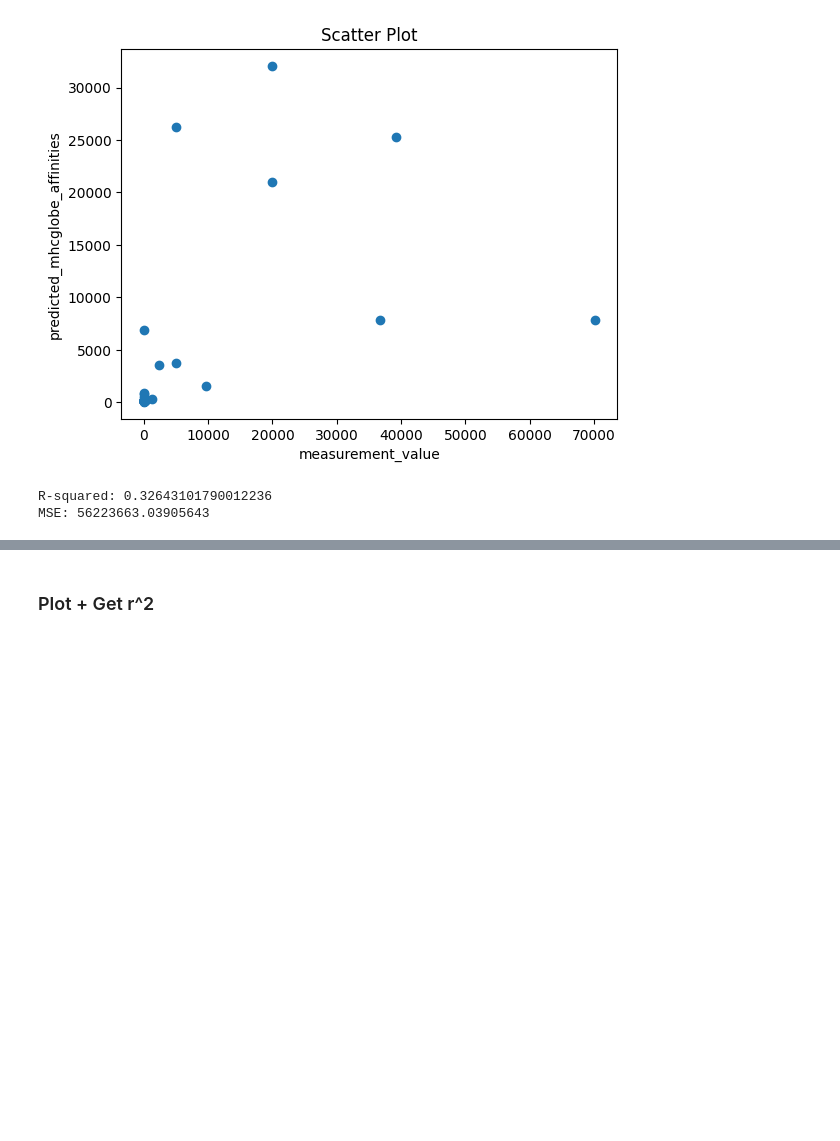
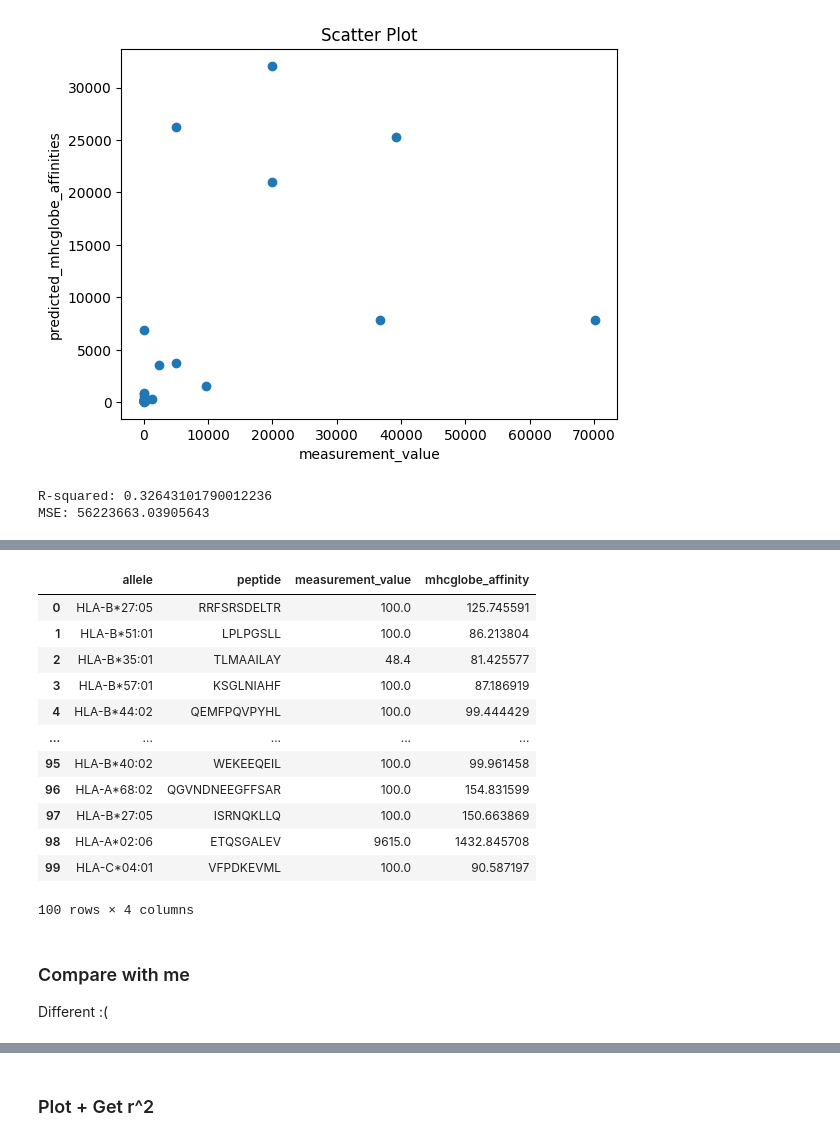
Before and after one commit to prakritipaul/mhcglobe, a Jupyter notebook: prakriti_MHCglobe_code_validation.ipynb, the cells around one changed output, grey strips where cells are left out. Cells and saved outputs as stored; diff of their text form; code cells hidden in the pictures; blank space fills up the shorter version.

```diff
--- a/prakriti_MHCglobe_code_validation.ipynb
+++ b/prakriti_MHCglobe_code_validation.ipynb
@@ -398,0 +466,22 @@ eric_predictions
+# %%
+# pd.concat([df, predictions], axis=1)
+eric_df_comparison = pd.concat([df, ensemble_predictions], axis=1)
+eric_df_comparison = eric_df_comparison.loc[:, ['allele', 'peptide', 'measurement_value', 'mhcglobe_affinity']]
+eric_df_comparison
+# %% [output]
+|  | allele | peptide | measurement_value | mhcglobe_affinity |
+| 0 | HLA-B*27:05 | RRFSRSDELTR | 100.0 | 125.745591 |
+| 1 | HLA-B*51:01 | LPLPGSLL | 100.0 | 86.213804 |
+| 2 | HLA-B*35:01 | TLMAAILAY | 48.4 | 81.425577 |
+| 3 | HLA-B*57:01 | KSGLNIAHF | 100.0 | 87.186919 |
+| 4 | HLA-B*44:02 | QEMFPQVPYHL | 100.0 | 99.444429 |
+| ... | ... | ... | ... | ... |
+| 95 | HLA-B*40:02 | WEKEEQEIL | 100.0 | 99.961458 |
+| 96 | HLA-A*68:02 | QGVNDNEEGFFSAR | 100.0 | 154.831599 |
+| 97 | HLA-B*27:05 | ISRNQKLLQ | 100.0 | 150.663869 |
+| 98 | HLA-A*02:06 | ETQSGALEV | 9615.0 | 1432.845708 |
+| 99 | HLA-C*04:01 | VFPDKEVML | 100.0 | 90.587197 |
+100 rows × 4 columns
+# %% [markdown]
+### Compare with me
+Different :(
```
Also changed, not shown: parts of 23 cells of this notebook.
